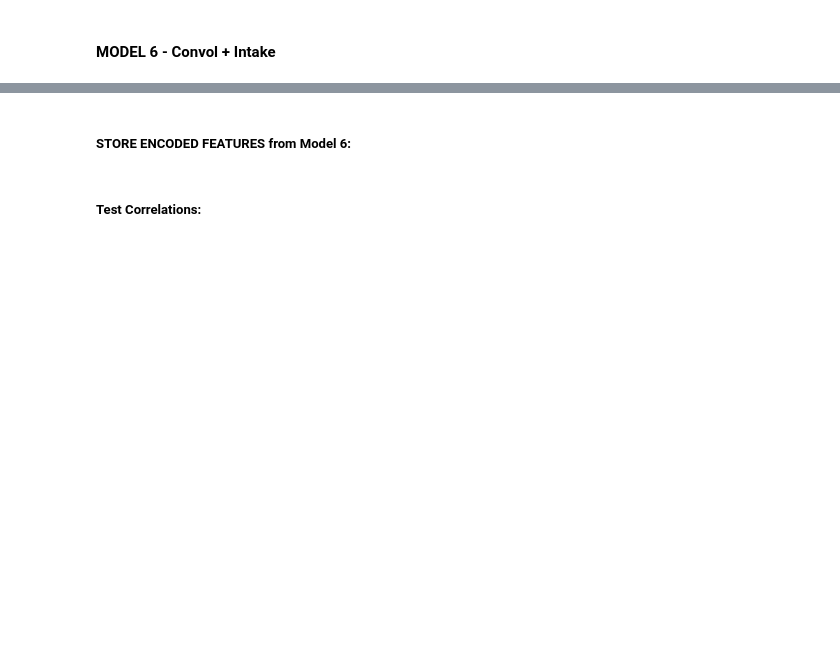
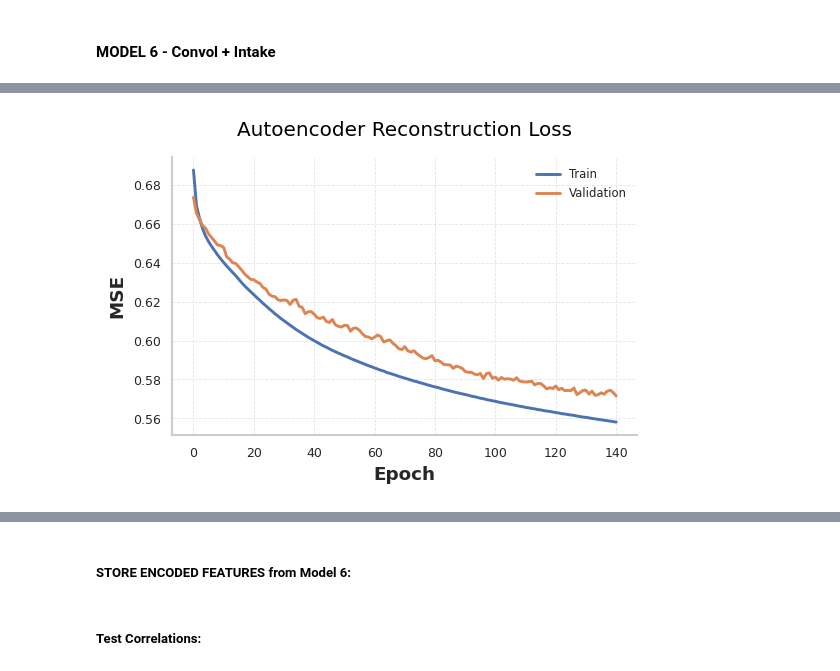
Before and after one commit to fabriziobasso/Colab_backup, a Jupyter notebook: File_00_Clusters_ext.ipynb, the cells around one changed output, grey strips where cells are left out. Cells and saved outputs as stored; diff of their text form; code cells hidden in the pictures; blank space fills up the shorter version.

```diff
--- a/File_00_Clusters_ext.ipynb
+++ b/File_00_Clusters_ext.ipynb
@@ -2194,15 +2240,15 @@ X_enc_train.shape, X_enc_valid.shape, X_enc.shape, y_enc_train.shape, y_enc_vali
 # %%
 # Assuming your data is in a NumPy array called 'data'
-train = X_enc_train.values.reshape((-1, 72, 3))  # Reshape for LSTM
-valid = X_enc_valid.values.reshape((-1, 72, 3))
-X_enc = X_enc.values.reshape((-1, 72, 3))
-X_enc_test = X_enc_test.values.reshape((-1, 72, 3))
+train = X_enc_train.values.reshape((-1, 32, 3))  # Reshape for LSTM
+valid = X_enc_valid.values.reshape((-1, 32, 3))
+X_enc = X_enc.values.reshape((-1, 32, 3))
+X_enc_test = X_enc_test.values.reshape((-1, 32, 3))
 
 y_enc_train = y_enc_train.values.reshape((-1, 1))
 y_enc_valid = y_enc_valid.values.reshape((-1, 1))
 # %%
 def model_autoencoder_v6():
-  input_dim = 72
+  input_dim = 32
   latent_vec_dim = 8
 
   # 2. Build the autoencoder model
@@ -2223,8 +2269,8 @@ def model_autoencoder_v6():
   #encoder = encoded
 
   # Decoder
-  x = layers.Dense(9 * 32)(encoded)  # Adjusted output size
-  x = layers.Reshape((9, 32))(x)  # Adjusted reshape
+  x = layers.Dense(4 * 32)(encoded)  # Adjusted output size
+  x = layers.Reshape((4, 32))(x)  # Adjusted reshape
   x = layers.Conv1DTranspose(filters=32, kernel_size=3, activation='relu', padding='same')(x)
   x = layers.UpSampling1D(size=2)(x)
   x = layers.Conv1DTranspose(filters=64, kernel_size=3, activation='relu', padding='same')(x)
@@ -2248,25 +2316,25 @@ autoencoder_prellin_v6.summary()
 # %%
-lr = keras.callbacks.ReduceLROnPlateau(monitor="val_Reg_Output_root_mean_squared_error",
+lr = keras.callbacks.ReduceLROnPlateau(monitor="val_Reg_Output_root_rmse",
                         factor=0.75,
                         patience=10,
                         verbose=1,
                         mode="min")
 
-early_stop = keras.callbacks.EarlyStopping(monitor="val_Reg_Output_root_mean_squared_error",
+early_stop = keras.callbacks.EarlyStopping(monitor="val_Reg_Output_rmse",
                             patience=25,
                             verbose=1,
                             mode="min",
                             restore_best_weights=True)
 
 ##################################################################### Relevant Folders
-folders_experiment = f"/content/drive/MyDrive/Exercises/Studies_Structured_Data/Models/Glucose/encoder_06/"
+folders_experiment = f"/content/drive/MyDrive/Exercises/Studies_Structured_Data/Models/Glucose/encoder_06_ext/"
 ##################################################################### Generate and Fit Model
 # Callbacks:
 checkpoint_filepath = folders_experiment + f'checkpoint/best_weights_v6.weights.h5'
 
 Checkpoint = keras.callbacks.ModelCheckpoint(filepath=checkpoint_filepath,
                                                  save_weights_only=True,
-                                                 monitor="val_Reg_Output_root_mean_squared_error",
+                                                 monitor="val_Reg_Output_rmse",
                                                  mode='min')
 # %%
 # Compile the autoencoder model
@@ -2274,10 +2342,10 @@ optimizer = keras.optimizers.Adam(learning_rate=0.0005)
 loss_0 = 'mse'
 loss_1 = 'mse'
 
-autoencoder_prellin_v6.compile(loss=[loss_0, loss_1], loss_weights=[0.7,0.30], optimizer=optimizer, metrics={'decoded': 'mse','Reg_Output': RootMeanSquaredError()})
+autoencoder_prellin_v6.compile(loss=[loss_0, loss_1], loss_weights=[0.6,0.40], optimizer=optimizer, metrics={'decoded': 'mse','Reg_Output': RootMeanSquaredError(name="rmse")})
 
 # Train the autoencoder with MNIST data
-#history_prellin_v6 = autoencoder_prellin_v6.fit(train, [train, y_enc_train], epochs=121, batch_size=256, callbacks = [early_stop, Checkpoint, lr],
-#                                                 shuffle=True, validation_data=(valid, [valid, y_enc_valid]))
+history_prellin_v6 = autoencoder_prellin_v6.fit(train, [train, y_enc_train], epochs=141, batch_size=256, callbacks = [early_stop, Checkpoint, lr],
+                                                 shuffle=True, validation_data=(valid, [valid, y_enc_valid]))
 
 autoencoder_prellin_v6.load_weights(checkpoint_filepath)
@@ -2284,12 +2370,14 @@ autoencoder_prellin_v6.load_weights(checkpoint_filepath)
 # %%
 # Plot training and validation loss scores
 # against the number of epochs.
 plt.figure(figsize=(5, 3))
-plt.plot(history_prellin_v6.history['loss'], label='Train')
-plt.plot(history_prellin_v6.history['val_loss'], label='Validation')
+plt.plot(history_prellin_v6.history['Reg_Output_rmse'], label='Train')
+plt.plot(history_prellin_v6.history['val_Reg_Output_rmse'], label='Validation')
 plt.ylabel('MSE')
 plt.xlabel('Epoch')
 plt.title('Autoencoder Reconstruction Loss', pad=13)
 plt.legend(loc='upper right')
 plt.show()
+# %% [output]
+[figure, added]
 # %%
```
Also changed, not shown: parts of 109 cells of this notebook.
